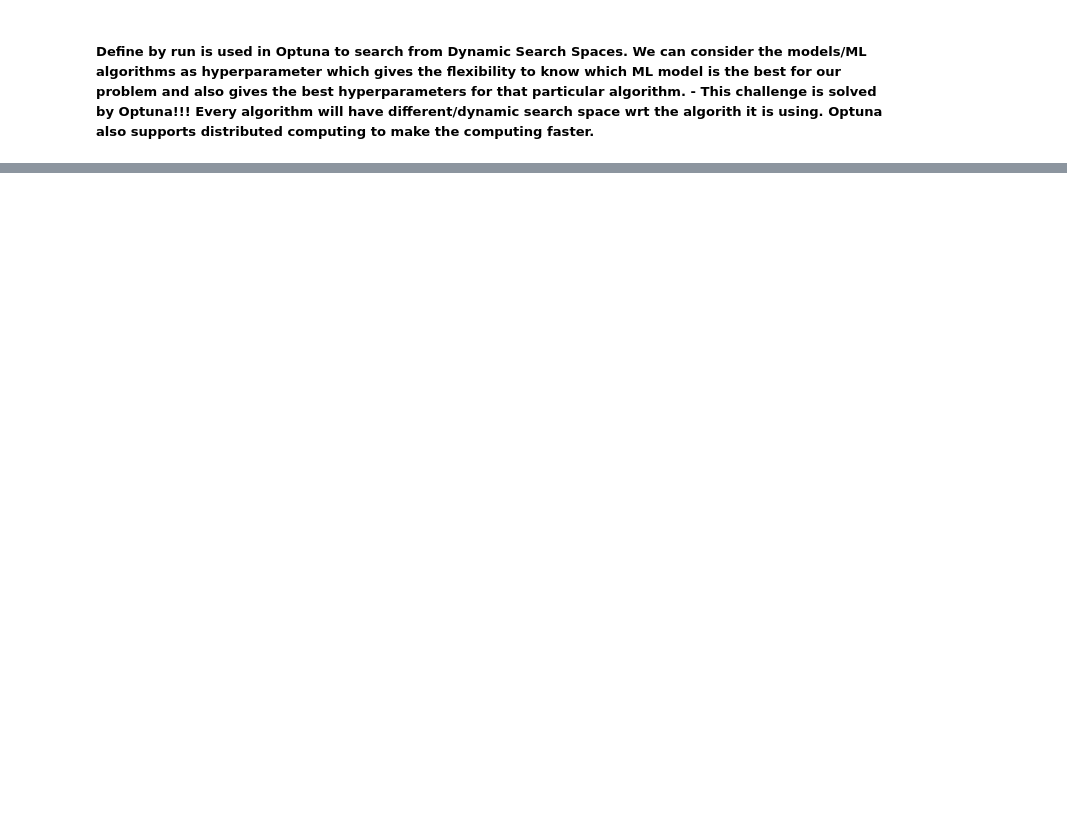
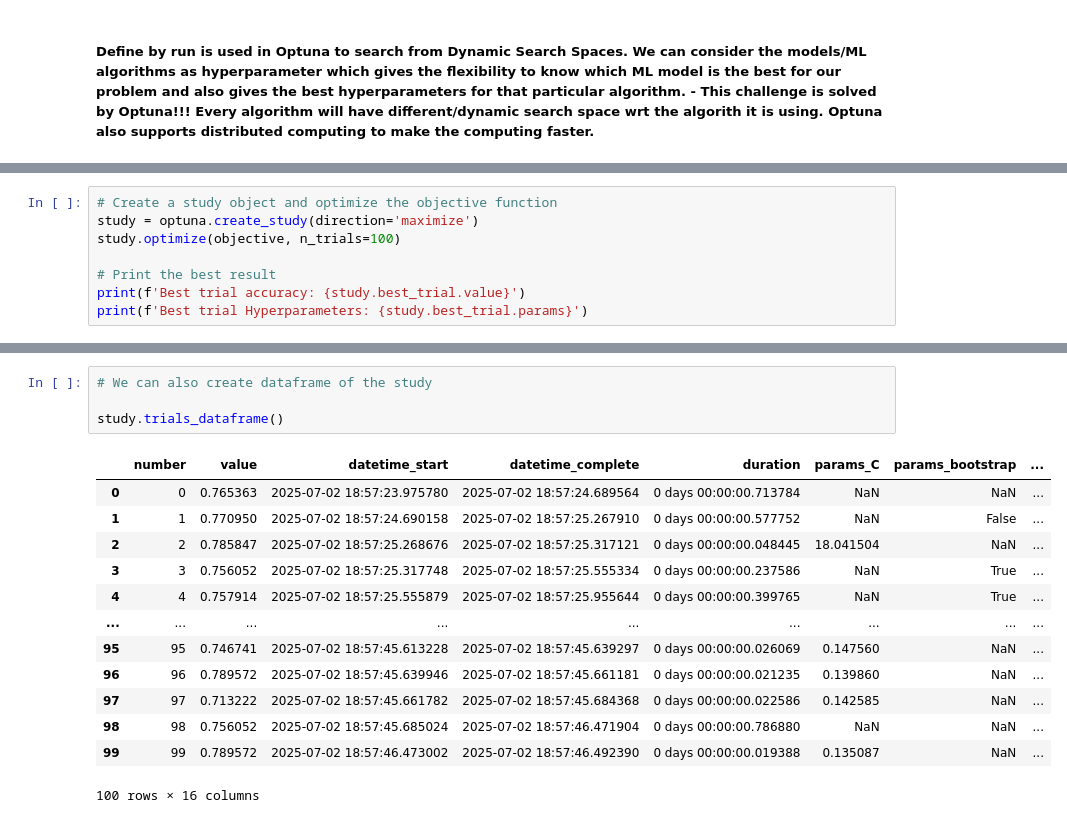
Before and after one commit to ml02-msi/pytorch_tutorial, a Jupyter notebook: PyTorch.ipynb, the cells around one changed output, grey strips where cells are left out. Cells and saved outputs as stored; diff of their text form; blank space fills up the shorter version.

```diff
--- a/PyTorch.ipynb
+++ b/PyTorch.ipynb
@@ -2000,0 +2058,8 @@ plot_parallel_coordinate(study).show()
+# %%
+# Create a study object and optimize the objective function
+study = optuna.create_study(direction='maximize')
+study.optimize(objective, n_trials=100)
+
+# Print the best result
+print(f'Best trial accuracy: {study.best_trial.value}')
+print(f'Best trial Hyperparameters: {study.best_trial.params}')
@@ -2000,0 +2114,18 @@ plot_parallel_coordinate(study).show()
+# %%
+# We can also create dataframe of the study
+
+study.trials_dataframe()
+# %% [output]
+|  | number | value | datetime_start | datetime_complete | duration | params_C | params_bootstrap | ... |
+| 0 | 0 | 0.765363 | 2025-07-02 18:57:23.975780 | 2025-07-02 18:57:24.689564 | 0 days 00:00:00.713784 | NaN | NaN | ... |
+| 1 | 1 | 0.770950 | 2025-07-02 18:57:24.690158 | 2025-07-02 18:57:25.267910 | 0 days 00:00:00.577752 | NaN | False | ... |
+| 2 | 2 | 0.785847 | 2025-07-02 18:57:25.268676 | 2025-07-02 18:57:25.317121 | 0 days 00:00:00.048445 | 18.041504 | NaN | ... |
+| 3 | 3 | 0.756052 | 2025-07-02 18:57:25.317748 | 2025-07-02 18:57:25.555334 | 0 days 00:00:00.237586 | NaN | True | ... |
+| 4 | 4 | 0.757914 | 2025-07-02 18:57:25.555879 | 2025-07-02 18:57:25.955644 | 0 days 00:00:00.399765 | NaN | True | ... |
+| ... | ... | ... | ... | ... | ... | ... | ... | ... |
+| 95 | 95 | 0.746741 | 2025-07-02 18:57:45.613228 | 2025-07-02 18:57:45.639297 | 0 days 00:00:00.026069 | 0.147560 | NaN | ... |
+| 96 | 96 | 0.789572 | 2025-07-02 18:57:45.639946 | 2025-07-02 18:57:45.661181 | 0 days 00:00:00.021235 | 0.139860 | NaN | ... |
+| 97 | 97 | 0.713222 | 2025-07-02 18:57:45.661782 | 2025-07-02 18:57:45.684368 | 0 days 00:00:00.022586 | 0.142585 | NaN | ... |
+| 98 | 98 | 0.756052 | 2025-07-02 18:57:45.685024 | 2025-07-02 18:57:46.471904 | 0 days 00:00:00.786880 | NaN | NaN | ... |
+| 99 | 99 | 0.789572 | 2025-07-02 18:57:46.473002 | 2025-07-02 18:57:46.492390 | 0 days 00:00:00.019388 | 0.135087 | NaN | ... |
+100 rows × 16 columns
```
Also changed, not shown: parts of 10 cells of this notebook, 1 other file.
